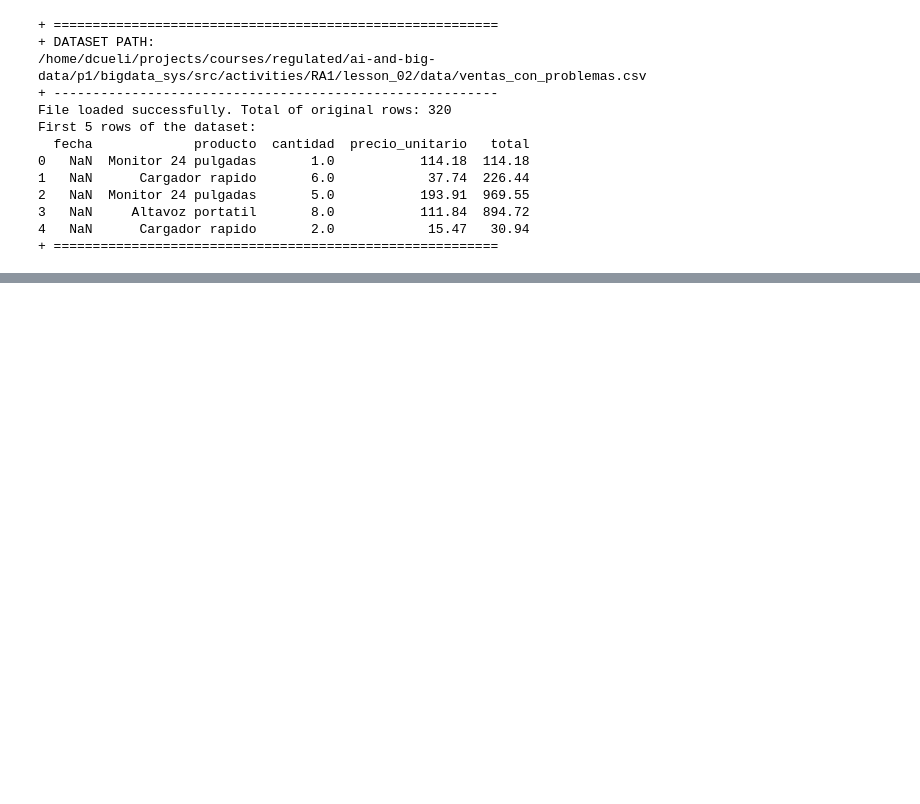
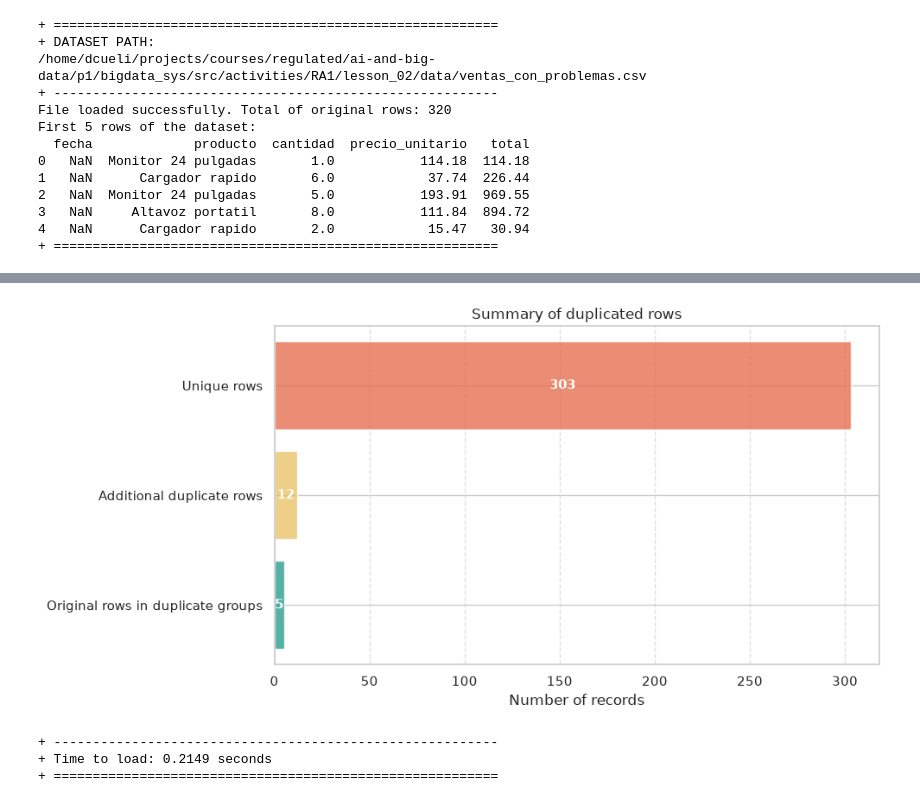
Before and after one commit to dcueli-com/bigdata_sys, a Jupyter notebook: src/activities/RA1/lesson_02/notebooks/2_5_1_analysing_dataset.ipynb, the cells around one changed output, grey strips where cells are left out. Drawn from its saved outputs; the diff is of its cells as text; code cells hidden in the pictures; blank space fills up the shorter version.

```diff
--- a/src/activities/RA1/lesson_02/notebooks/2_5_1_analysing_dataset.ipynb
+++ b/src/activities/RA1/lesson_02/notebooks/2_5_1_analysing_dataset.ipynb
@@ -243,37 +189,81 @@ Name: fecha, dtype: str
 # %%
-# DATA ANALYSIS
-# =============
-# 3. CHECK OF DUPLICATED VALUES
-# -----------------------------
+# DATA ANALYSIS, 3. CHECK OF DUPLICATED VALUES
+# ============================================
 tInit: float = time.time()
 
 # CheckDuplicatedValues
 # ---------------------
 # Count exactly how many rows are duplicated, taking all columns in account
 #
-# @param pd.DataFrame pPf The pandas dataframe to check
-# @return None
-def CheckDuplicatedValues(pPf: pd.DataFrame) -> None:
+# @param pd.DataFrame pDf The pandas dataframe to check
+# @return dict
+def CheckDuplicatedValues(pDf: pd.DataFrame) -> pd.DataFrame:
   cols:list[str] = ['fecha', 'producto', 'cantidad', 'precio_unitario', 'total']
-  totDupl: int = pPf.duplicated(subset=cols).sum()
+  totRows: int = len(pDf)
+  duplRowsOnly: pd.DataFrame = pDf[pDf.duplicated(subset=cols)]
+  totDuplRowsOnly: int = len(duplRowsOnly)
+  totAllDuplRows: int = 0
+  totSourceDuplRows: int = 0
 
   # Show a little snapshot
-  if totDupl > 0:
-    print(f"Snapshot of duplicated rows: ({totDupl})")
+  if 0 < totDuplRowsOnly:
+    AllDuplRows: pd.DataFrame = pDf[pDf.duplicated(subset=cols, keep=False)]
+    totAllDuplRows = len(AllDuplRows)
+    print(f"Just duplicated rows: {totDuplRowsOnly}")
+
+    totSourceDuplRows = totAllDuplRows - totDuplRowsOnly
+    print(f"Source duplicated rows : {totSourceDuplRows}")
+    csl.SectionBreak(0,0)
+    print(f"Snapshot duplicated rows: {totAllDuplRows}")
     csl.nbsp()
 
-    # keep=False show all instances of duplicates
-    rowsDupl: pd.DataFrame = pPf[pPf.duplicated(keep=False)]
-    print(rowsDupl.sort_values(by=cols)[cols].head(5))
+    print(AllDuplRows.sort_values(by=cols)[cols].head(totAllDuplRows))
+    csl.nbsp()
   else:
     print("No duplicated rows found")
+
+  # Build a summarize DataFrame for charting purposes where each row represents a
+  # category of records, and 'count' contains the number of records to plot. This
+  # avoids recalculating duplicates in function that makes a chart and separates
+  # analysis from visualization.
+  return pd.DataFrame([ {
+    'category': 'Unique rows',
+    'total': totRows,
+    'count': totRows - totAllDuplRows
+    }, {
+    'category': 'Original rows in duplicate groups',
+    'total': totRows,
+    'count': totSourceDuplRows
+    }, {
+    'category': 'Additional duplicate rows',
+    'total': totRows,
+    'count': totDuplRowsOnly
+  } ])
 
 csl.SectionBegin("CHECK OF DUPLICATED VALUES", 0)
 print("+ Summary of fully duplicate rows found")
 csl.SectionBreak(0,0)
-CheckDuplicatedValues(df)
+
+resDuplicatedValues:pd.DataFrame = CheckDuplicatedValues(df)
+res = cht.PlotSalesAnalytics([
+    'category',
+    'count'
+  ], {
+    'title': 'Summary of duplicated rows',
+    'figsize': (10, 5),
+    'xlabel': 'Number of records',
+    'color': ['#2A9D8F', '#E9C46A', '#E76F51'],
+    'fontweight': 'bold',
+    'fontsize': 11
+  },
+  'dupl',
+  resDuplicatedValues
+)
+if not res['bOk']:
+  print(f"Error({res['err']['code']}): In {res['err']['whre']}:")
+  print(res['err']['mssg'])
+
 csl.SectionBreak(0,0)
-
 tEnd: float = time.time()
 print(f"+ Time to load: {tEnd - tInit:.4f} seconds")
 csl.SectionEnd(0)
@@ -296 +288,5 @@ Snapshot of duplicated rows: (12)
+[figure, added]
++ ---------------------------------------------------------
++ Time to load: 0.2149 seconds
++ =========================================================
 # %%
```
Also changed, not shown: parts of 11 cells of this notebook, 7 other files.
